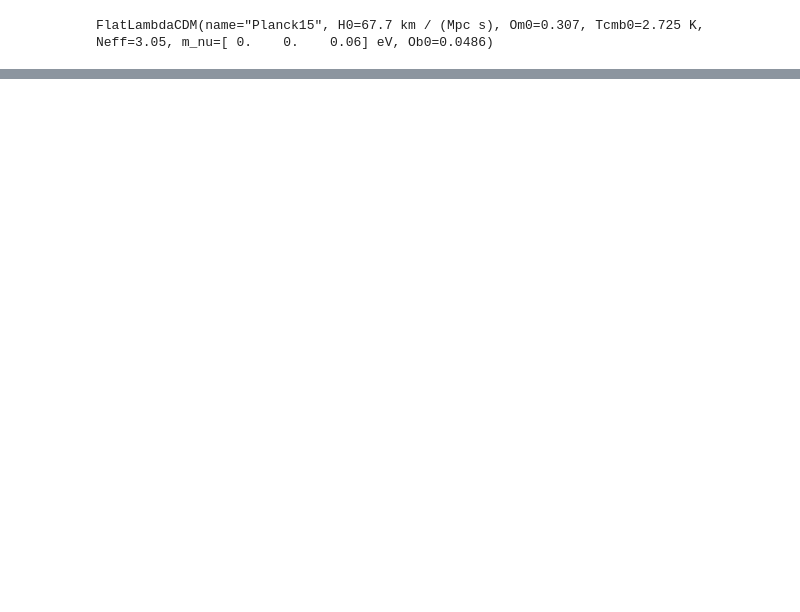
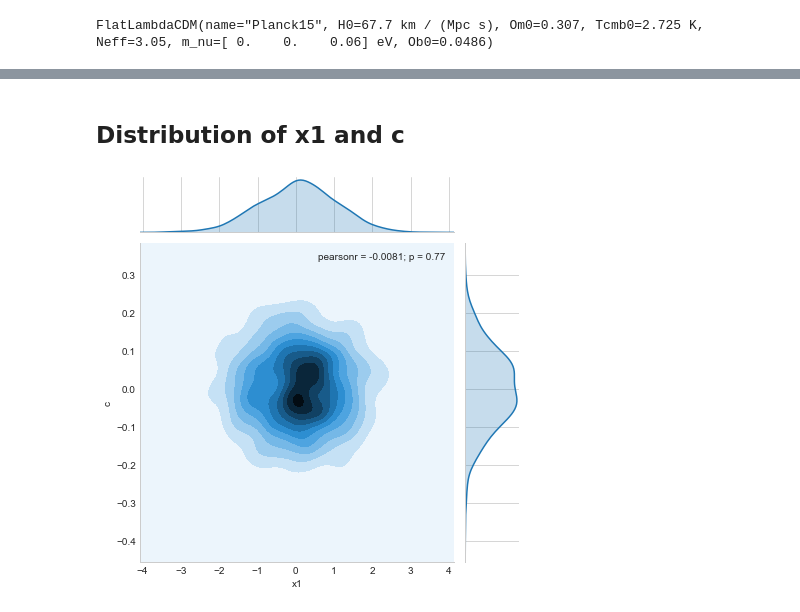
Before and after one commit to rbiswas4/SNPopp, a Jupyter notebook: Examples/Demo_SimpleSALTPopulation.ipynb, the cells around one changed output, grey strips where cells are left out. Cells and saved outputs as stored; diff of their text form; code cells hidden in the pictures; blank space fills up the shorter version.

```diff
--- a/Examples/Demo_SimpleSALTPopulation.ipynb
+++ b/Examples/Demo_SimpleSALTPopulation.ipynb
@@ -70,0 +148,9 @@ OrderedDict([('M', 0.014192624391166336),
+# %% [markdown]
+## Distribution of x1 and c
+# %%
+#fig = plt.figure(figsize=(6,6))
+jp = sns.jointplot(data=spz.paramsTable, x='x1', y='c', kind='kde')
+jp.fig.set_figheight(6)
+jp.fig.set_figwidth(6)
+# %% [output]
+[figure, added]
```
Also changed, not shown: parts of 23 cells of this notebook, 3 other files.
